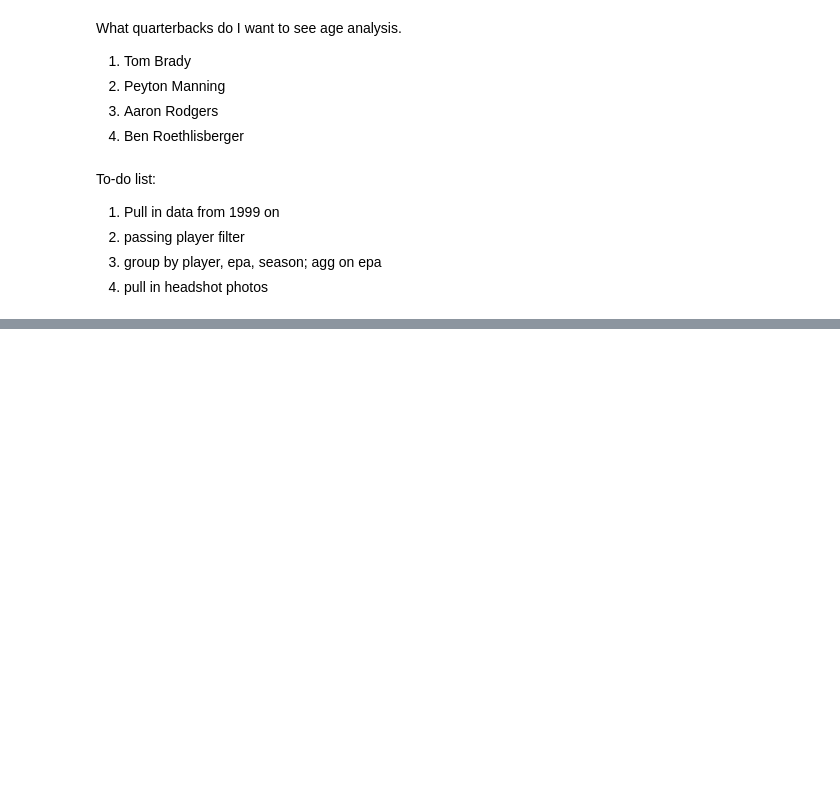
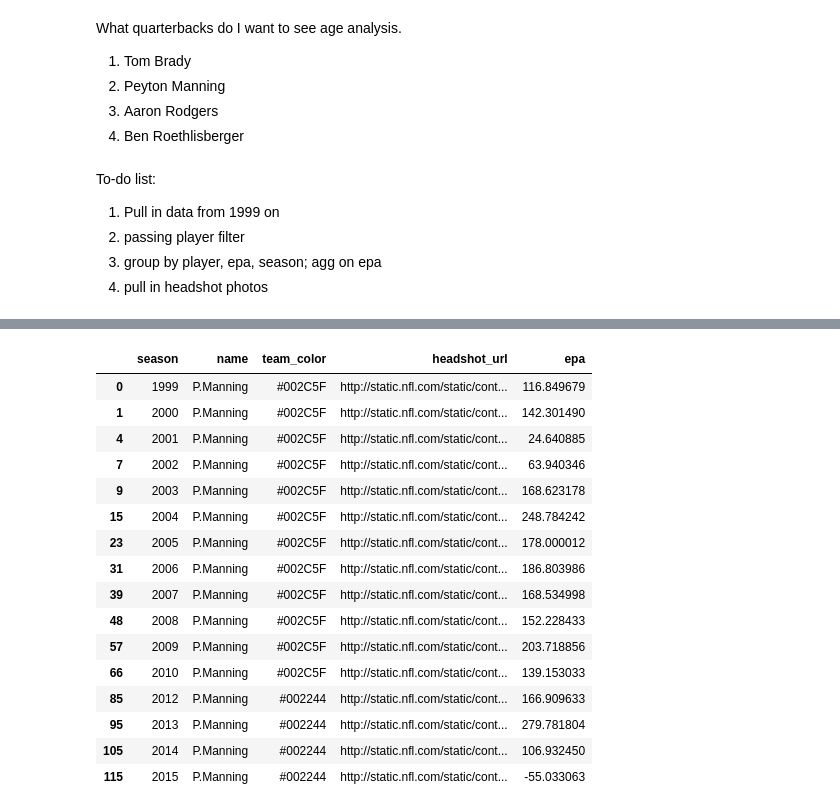
Before and after one commit to austinmoore18/Data-Analysis, a Jupyter notebook: Visualization Code/QB age charts.ipynb, the cells around one changed output, grey strips where cells are left out. Saved outputs shown, nothing was run; the diff lists cells and outputs as text; code cells hidden in the pictures; blank space fills up the shorter version.

```diff
--- a/Visualization Code/QB age charts.ipynb
+++ b/Visualization Code/QB age charts.ipynb
@@ -118,0 +125,20 @@ plt.tight_layout();
+# %%
+manning = df.loc[(df['name']=='P.Manning')]
+# %% [output]
+|  | season | name | team_color | headshot_url | epa |
+| 0 | 1999 | P.Manning | #002C5F | http://static.nfl.com/static/cont... | 116.849679 |
+| 1 | 2000 | P.Manning | #002C5F | http://static.nfl.com/static/cont... | 142.301490 |
+| 4 | 2001 | P.Manning | #002C5F | http://static.nfl.com/static/cont... | 24.640885 |
+| 7 | 2002 | P.Manning | #002C5F | http://static.nfl.com/static/cont... | 63.940346 |
+| 9 | 2003 | P.Manning | #002C5F | http://static.nfl.com/static/cont... | 168.623178 |
+| 15 | 2004 | P.Manning | #002C5F | http://static.nfl.com/static/cont... | 248.784242 |
+| 23 | 2005 | P.Manning | #002C5F | http://static.nfl.com/static/cont... | 178.000012 |
+| 31 | 2006 | P.Manning | #002C5F | http://static.nfl.com/static/cont... | 186.803986 |
+| 39 | 2007 | P.Manning | #002C5F | http://static.nfl.com/static/cont... | 168.534998 |
+| 48 | 2008 | P.Manning | #002C5F | http://static.nfl.com/static/cont... | 152.228433 |
+| 57 | 2009 | P.Manning | #002C5F | http://static.nfl.com/static/cont... | 203.718856 |
+| 66 | 2010 | P.Manning | #002C5F | http://static.nfl.com/static/cont... | 139.153033 |
+| 85 | 2012 | P.Manning | #002244 | http://static.nfl.com/static/cont... | 166.909633 |
+| 95 | 2013 | P.Manning | #002244 | http://static.nfl.com/static/cont... | 279.781804 |
+| 105 | 2014 | P.Manning | #002244 | http://static.nfl.com/static/cont... | 106.932450 |
+| 115 | 2015 | P.Manning | #002244 | http://static.nfl.com/static/cont... | -55.033063 |
```
Also changed, not shown: parts of 4 cells of this notebook, 5 other files.
